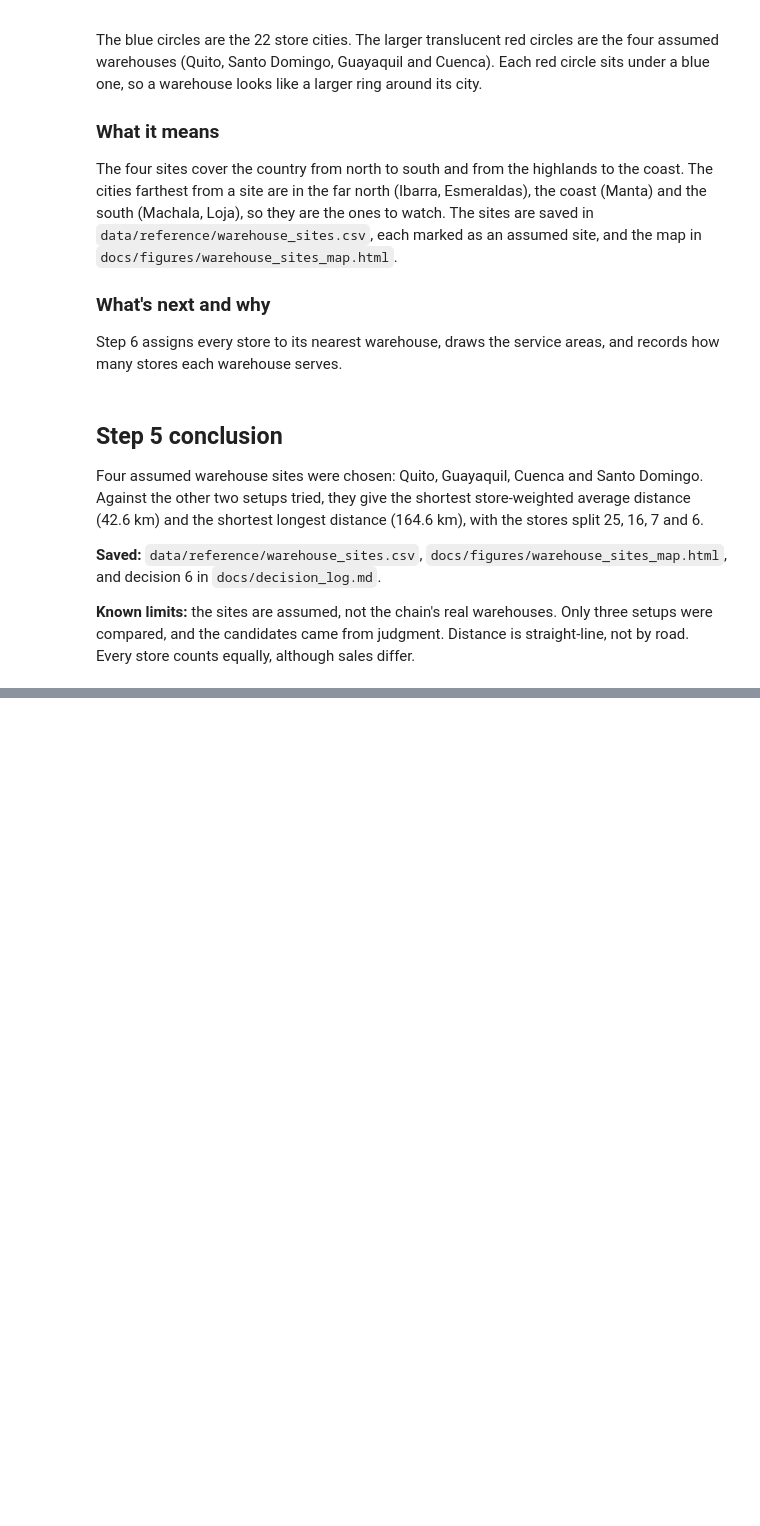
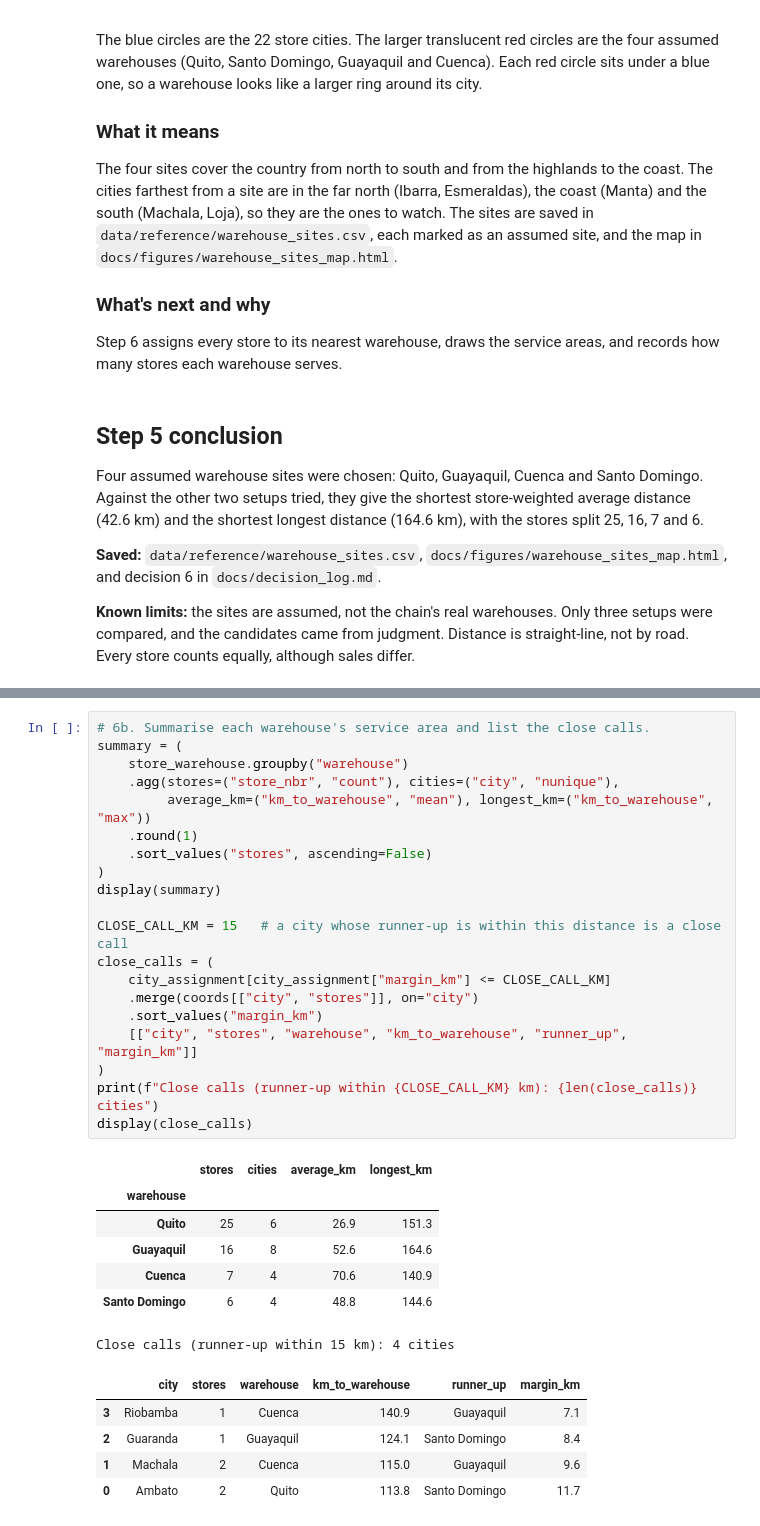
Before and after one commit to schirko/gis-supply-chain-perishable, a Jupyter notebook: notebooks/02_gis_foundation.ipynb, the cells around one changed output, grey strips where cells are left out. Saved outputs shown, nothing was run; the diff lists cells and outputs as text; blank space fills up the shorter version.

```diff
--- a/notebooks/02_gis_foundation.ipynb
+++ b/notebooks/02_gis_foundation.ipynb
@@ -658,0 +744,33 @@ Four assumed warehouse sites were chosen: Quito, Guayaquil, Cuenca and Santo Dom
+# %%
+# 6b. Summarise each warehouse's service area and list the close calls.
+summary = (
+    store_warehouse.groupby("warehouse")
+    .agg(stores=("store_nbr", "count"), cities=("city", "nunique"),
+         average_km=("km_to_warehouse", "mean"), longest_km=("km_to_warehouse", "max"))
+    .round(1)
+    .sort_values("stores", ascending=False)
+)
+display(summary)
+
+CLOSE_CALL_KM = 15   # a city whose runner-up is within this distance is a close call
+close_calls = (
+    city_assignment[city_assignment["margin_km"] <= CLOSE_CALL_KM]
+    .merge(coords[["city", "stores"]], on="city")
+    .sort_values("margin_km")
+    [["city", "stores", "warehouse", "km_to_warehouse", "runner_up", "margin_km"]]
+)
+print(f"Close calls (runner-up within {CLOSE_CALL_KM} km): {len(close_calls)} cities")
+display(close_calls)
+# %% [output]
+|  | stores | cities | average_km | longest_km |
+| warehouse |  |  |  |  |
+| Quito | 25 | 6 | 26.9 | 151.3 |
+| Guayaquil | 16 | 8 | 52.6 | 164.6 |
+| Cuenca | 7 | 4 | 70.6 | 140.9 |
+| Santo Domingo | 6 | 4 | 48.8 | 144.6 |
+Close calls (runner-up within 15 km): 4 cities
+|  | city | stores | warehouse | km_to_warehouse | runner_up | margin_km |
+| 3 | Riobamba | 1 | Cuenca | 140.9 | Guayaquil | 7.1 |
+| 2 | Guaranda | 1 | Guayaquil | 124.1 | Santo Domingo | 8.4 |
+| 1 | Machala | 2 | Cuenca | 115.0 | Guayaquil | 9.6 |
+| 0 | Ambato | 2 | Quito | 113.8 | Santo Domingo | 11.7 |
```
Also changed, not shown: parts of 9 cells of this notebook, 8 other files.
